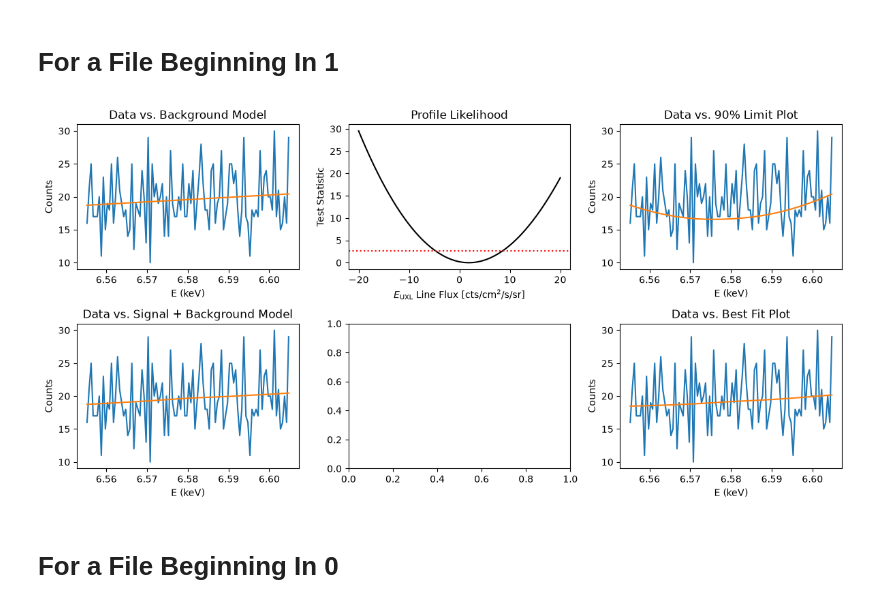
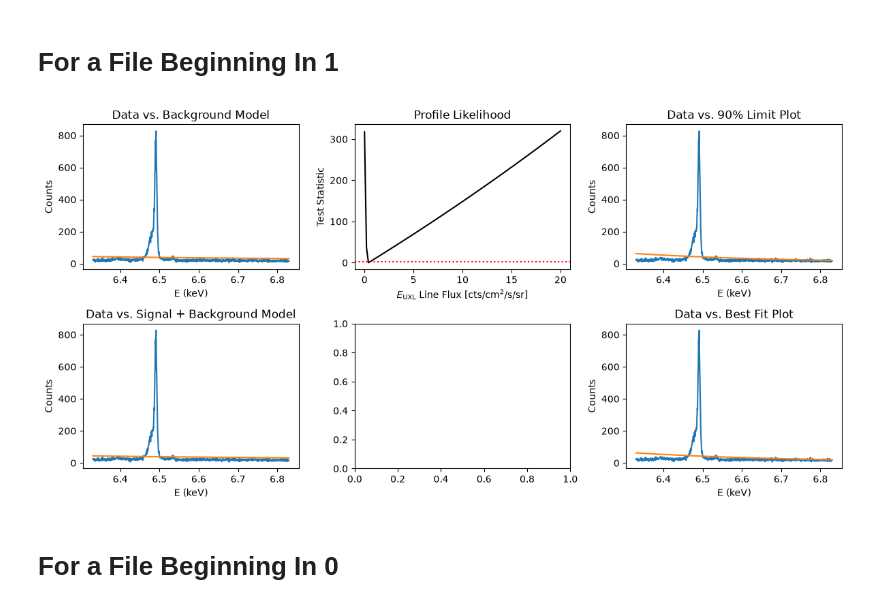
Before and after one commit to NickDahlen/Astro_Research, a Jupyter notebook: XRISMFiles/dataPipeline.ipynb, the cells around one changed output. Saved outputs shown, nothing was run; the diff lists cells and outputs as text; code cells hidden in the pictures.

Commit message:
Machinery for downloading and processing iron line data

```diff
--- a/XRISMFiles/dataPipeline.ipynb
+++ b/XRISMFiles/dataPipeline.ipynb
@@ -33,12 +36,14 @@ def loadFile(fileString):
         cin_max = h5f['cin_max'][:]
         cout_min = h5f['cout_min'][:]
         cout_max = h5f['cout_max'][:]
+        flux = h5f['flux'][:]
 
     E_mean = np.mean([cout_min, cout_max], axis = 0)
-    dE = np.diff(E_mean)[0]
-    flux = counts/exp/dE
+    dE = cout_max - cout_min
 
-    return counts, det_res, exp, cin_min, cin_max, E_mean, dE, flux
+#    flux = counts/exp/dE
+
+    return counts, det_res, exp, cin_min, cin_max, E_mean, dE, flux, cout_max, cout_min
 # %%
 ## Define the functions we will use
 from scipy.special import gammaln
@@ -46,17 +51,19 @@ from scipy.special import gammaln
 class poisson:
     """ A set offunctions for calculation the chisq associated with different hypotheses
     """
-    def __init__(self,ens,dat,null_mod,sig_template,centerE):
+    def __init__(self,ens,dat,null_mod,sig_template, Exp, DE, centerE):
         self._ens = ens
         self._dat = dat
         self._null_mod = null_mod
         self._sig_template = sig_template
         self._A_sig = 0.0
+        self._Exp = Exp
+        self._DE = DE
         self.centerE = centerE
 
     #Basic poisson function. Tests the hypothesis.
     def poisson(self,x):
-        null_mod = self._null_mod(self._ens,x[1:],self.centerE)
+        null_mod = self._null_mod(self._ens,x[1:], self._Exp, self._DE, self.centerE)
         sig_mod = self._sig_template*x[0]
 
         k = self._dat
@@ -72,7 +79,7 @@ class poisson:
 
     #Similar to poisson, but with no sig_mod; this test only evaluates the null case
     def poissonNull(self,x):
-        null_mod = self._null_mod(self._ens,x,self.centerE)
+        null_mod = self._null_mod(self._ens,x, self._Exp, self._DE, self.centerE)
 
         k = self._dat
         λ = null_mod
@@ -87,7 +94,7 @@ class poisson:
 
     #Same as poisson, but with adjusted definitions for the null_mod and sig_mod variables
     def poissonFixedSignal(self,x):
-        null_mod = self._null_mod(self._ens,x,self.centerE)
+        null_mod = self._null_mod(self._ens,x, self._Exp, self._DE, self.centerE) #,self.centerE)
         sig_mod = self._sig_template*self._A_sig
 
         k = self._dat
@@ -109,15 +116,15 @@ def old_mod_poly(ens,x):
     A, B, C = x
     return A+B*ens + C*ens**2
 
-def mod_poly(ens,x,eVal):
+def mod_poly(ens, x, Exp, DE, eVal):
     """ A simple polynomial model for the background
     """
     A, B, C = x
     return A + B*(ens - eVal) + C*(ens - eVal)**2
 
-def mod_power_law(ens, x):
-    A, B = x
-    return A*(ens)**B
+def mod_power_law(ens, x, Exp, DE, eVal):
+    logA, B = x
+    return (np.exp(logA)*(ens/eVal)**B) * (Exp * DE)
 # %%
 def return_sin_theta_lim(E_line,flux,D_factor):
     """
@@ -196,12 +212,15 @@ def relevantPlots(E_mean, counts, backgroundParams, signalParams, bfList, A_sig_
 
     whsReduced = reducedVals[0]
     EMeanReduced = reducedVals[1]
-    counts_reduced  = reducedVals[2]
-    output_reduced = reducedVals[-1]
+    counts_reduced = reducedVals[2]
+    output_background_reduced = reducedVals[3]
+    output_signal_reduced = reducedVals[4]
+
+    signal_template = output_signal_reduced * Exp
 
     #Data vs background model
     ax[0,0].plot(EMeanReduced, counts_reduced)
-    ax[0,0].plot(EMeanReduced, mod_poly(EMeanReduced, backgroundParams, lineVal))
+    ax[0,0].plot(EMeanReduced, mod_power_law(EMeanReduced, backgroundParams))
     ax[0,0].set_title("Data vs. Background Model")
     ax[0,0].set_xlabel("E (keV)")
     ax[0,0].set_ylabel("Counts")
@@ -209,7 +228,7 @@ def relevantPlots(E_mean, counts, backgroundParams, signalParams, bfList, A_sig_
 
     #Data vs signal + background model
     ax[1,0].plot(EMeanReduced, counts_reduced)
-    ax[1,0].plot(EMeanReduced, mod_poly(EMeanReduced, backgroundParams, lineVal) + output_reduced)
+    ax[1,0].plot(EMeanReduced, mod_power_law(EMeanReduced, backgroundParams) + output_reduced)
     ax[1,0].set_title("Data vs. Signal + Background Model")
     ax[1,0].set_xlabel("E (keV)")
     ax[1,0].set_ylabel("Counts")
@@ -227,7 +246,7 @@ def relevantPlots(E_mean, counts, backgroundParams, signalParams, bfList, A_sig_
     closestIndex = np.argmin(proximityMatrix)
 
     ax[0,2].plot(EMeanReduced, counts_reduced)
-    ax[0,2].plot(EMeanReduced, mod_poly(EMeanReduced, bfList[closestIndex], lineVal) + output_reduced)
+    ax[0,2].plot(EMeanReduced, mod_power_law(EMeanReduced, bfList[closestIndex]) + output_reduced)
     ax[0,2].set_title("Data vs. 90% Limit Plot")
     ax[0,2].set_xlabel("E (keV)")
     ax[0,2].set_ylabel("Counts")
@@ -239,7 +258,7 @@ def relevantPlots(E_mean, counts, backgroundParams, signalParams, bfList, A_sig_
     closestIndex = np.argmin(proximityMatrix)
 
     ax[1,2].plot(EMeanReduced, counts_reduced)
-    ax[1,2].plot(EMeanReduced, mod_poly(EMeanReduced, bfList[closestIndex], lineVal) + output_reduced)
+    ax[1,2].plot(EMeanReduced, mod_power_law(EMeanReduced, bfList[closestIndex]) + output_reduced)
     ax[1,2].set_title("Data vs. Best Fit Plot")
     ax[1,2].set_xlabel("E (keV)")
     ax[1,2].set_ylabel("Counts")
@@ -251,12 +377,12 @@ def relevantPlots(E_mean, counts, backgroundParams, signalParams, bfList, A_sig_
 # %% [markdown]
 # For a File Beginning In 1
 # %%
-Counts, Det_res, Exp, Cin_min, Cin_max, EMean, dE, Flux = loadFile('fileStorage1/101001010/outputFile.h5')
+Counts, Det_res, Exp, Cin_min, Cin_max, EMean, dE, Flux, cout_max, cout_min = loadFile('fileStorage1/101001010/outputFile.h5')
 # %%
-backgroundParams, signalParams, bfList, A_sig_array, testStat, limit_signal_strength, reducedVals = runPipeline(Counts, Det_res, Exp, Cin_min, Cin_max, EMean, dE, 6.580, 0.025)
+backgroundParams, signalParams, bfList, A_sig_array, testStat, limit_signal_strength, reducedVals = runPipeline(Counts, Det_res, Exp, Cin_min, Cin_max, EMean, dE, 6.580, 0.25)
 fig, axes = relevantPlots(EMean, Counts, backgroundParams, signalParams, bfList, A_sig_array, testStat, limit_signal_strength, reducedVals, 6.580)
 # %% [output]
-[figure, old version]
+[figure, new version]
 # %% [markdown]
 # For a File Beginning In 0
 # %%
```
Also changed, not shown: parts of 10 cells of this notebook.
